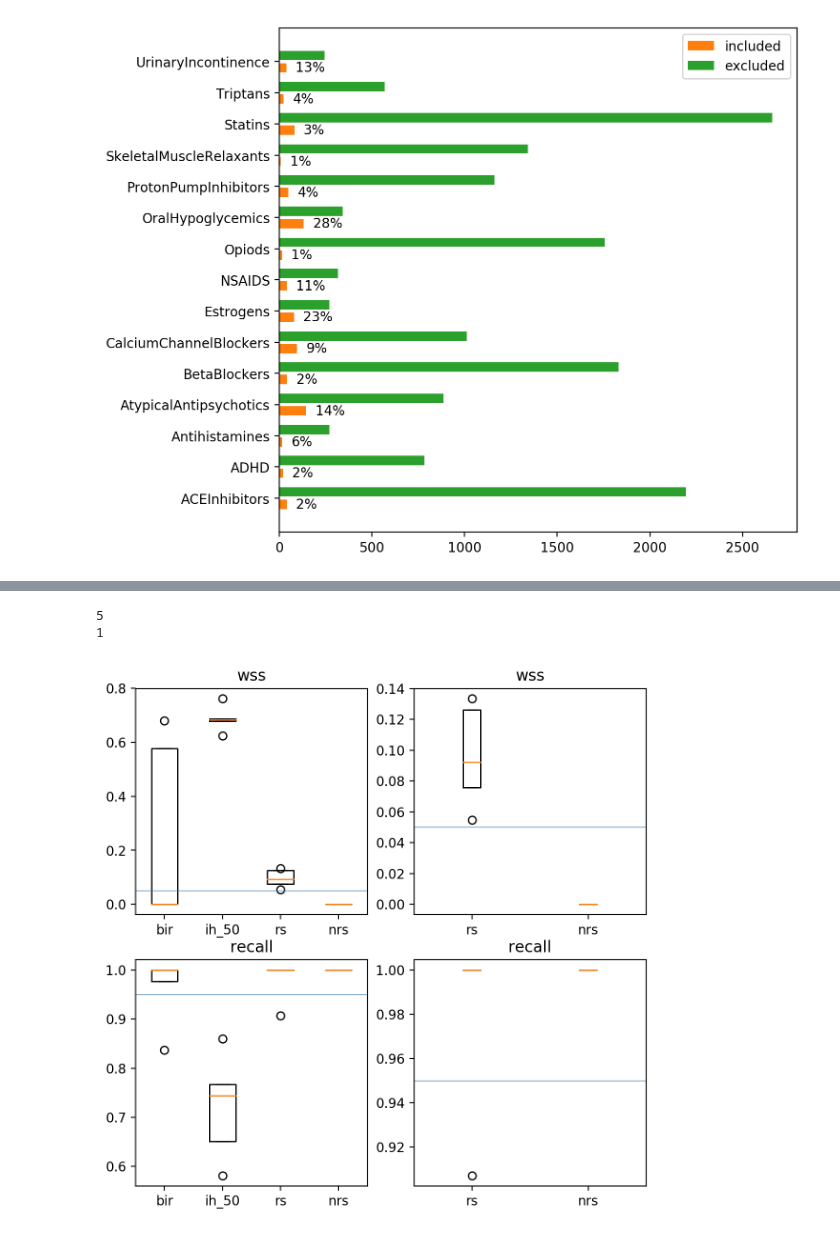
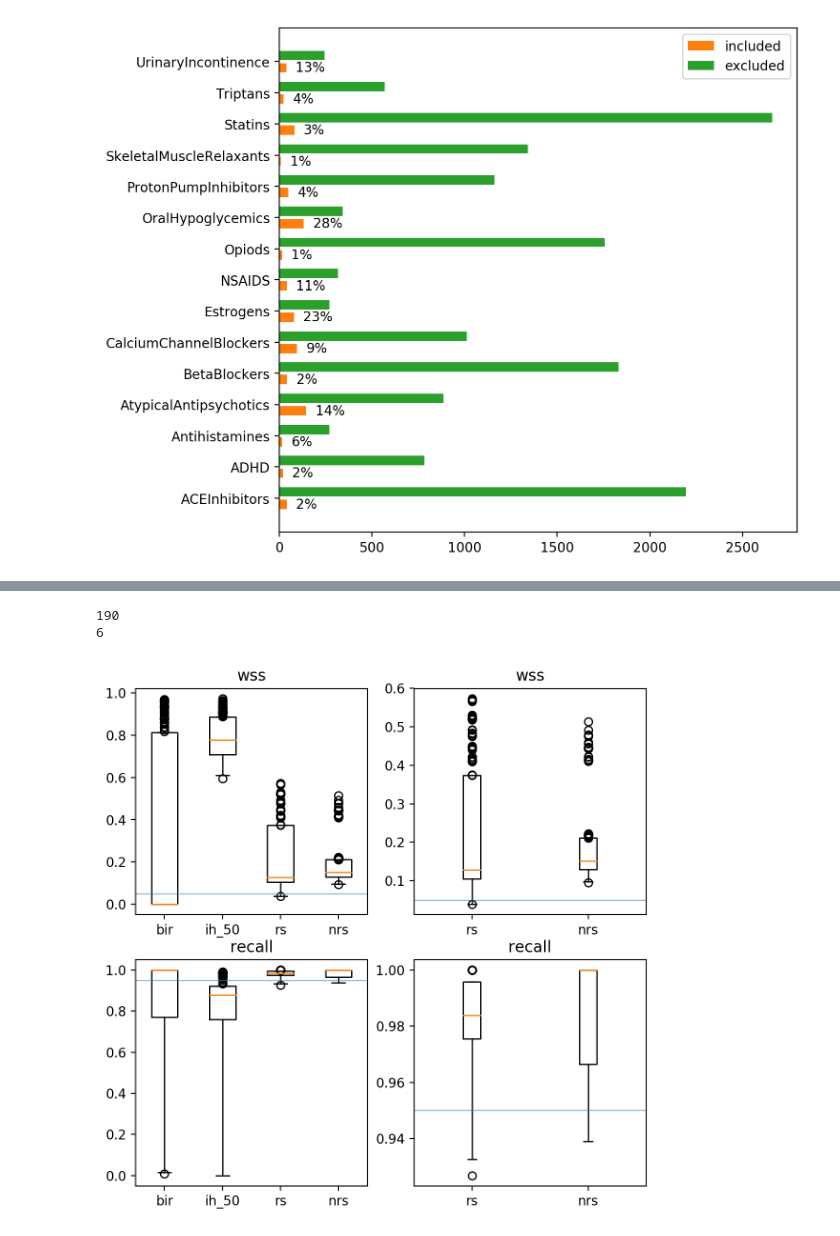
Before and after one commit to mcallaghan/rapid-screening, a Jupyter notebook: analysis/evaluation.ipynb, the cells around one changed output, grey strips where cells are left out. Saved outputs shown, nothing was run; the diff lists cells and outputs as text; code cells hidden in the pictures.

```diff
--- a/analysis/evaluation.ipynb
+++ b/analysis/evaluation.ipynb
@@ -169,8 +176,8 @@ for i, p in pdf.iterrows():
 
     ax.plot(p['work_track'], p['recall_track'], c = colors[0], alpha=a)
     ax.plot(p['random_work_track'], p['random_recall_track'], c = colors[0], alpha=a, linestyle="--")
-    ax.plot(p['random_work_track'], p['estimated_recall_path'])
-    ax.plot(p['random_work_track'], p['estimated_p_path'])
+    #ax.plot(p['random_work_track'], p['estimated_recall_path'])
+    #ax.plot(p['random_work_track'], p['estimated_p_path'])
 
 s_crit = ["bir","ih_50","rs","nrs"]
 
@@ -206,11 +206,0 @@ ax.plot(list(range(len(p['estimated_recall_path']))), p['estimated_recall_path']
-# %%
-self = ss
-X = 0
-for n, j in enumerate(self.ratings[::-1]):
-    X+=j
-    p_tilde, ci = rr.ci_ac(X, n+1, 0.95)
-    estimated_r_docs = (p_tilde+ci)*(self.N-self.seen_docs) + self.r_seen
-    estimated_recall_min = self.r_seen / estimated_r_docs
-
-
-    plt.scatter(n, estimated_recall_min)
@@ -286,16 +206,0 @@ MESHHEADD011446
-# %%
-X = 0
-
-last = self.random_start_recall
-print(last)
-for i in self.random_recall_track:
-    if i > last:
-        X+=1
-    last = i
-
-print(X)
-n = len(self.random_recall_track)
-
-p_tilde, ci = rr.ci_ac(X, n, 0.95)
-
-print(p_tilde, ci)
@@ -418,29 +303,29 @@ plt.show()
 # %%
 fig, axs = plt.subplots(2,2, figsize=(7,7),dpi=200)
 
 rs_crit = ['rs','nrs']
 
-pdf = results_df[(results_df['N'] > 1500) & (pd.notnull(results_df['recall_pf']))]
+pdf = results_df[(results_df['N'] > 2000) & (pd.notnull(results_df['recall_pf']))]
 
 print(pdf.shape[0])
 
 print(len(pdf['dataset'].unique()))
 
 for i, c in enumerate([s_crit, rs_crit]):
 
     for j in [(0,'wss95',0.05), (1,'recall',0.95)]:
 
         axs[j[0]][i].boxplot([pdf[f'{j[1]}_{s}'].dropna() for s in c],whis=[0.05,0.95])
         axs[j[0]][i].set_xticklabels(c)
         axs[j[0]][i].axhline(j[2], color="steelblue",lw=0.5)
 
         axs[j[0]][i].set_title(j[1].replace('95',''))
 
 plt.show()
 # %% [output]
-5
-1
+190
+6
-[figure, old version]
+[figure, new version]
 # %%
 fig, ax = plt.subplots(figsize=(7,7),dpi=200)
 ax.hexbin(
```
Also changed, not shown: parts of 24 cells of this notebook, 2 other files.
